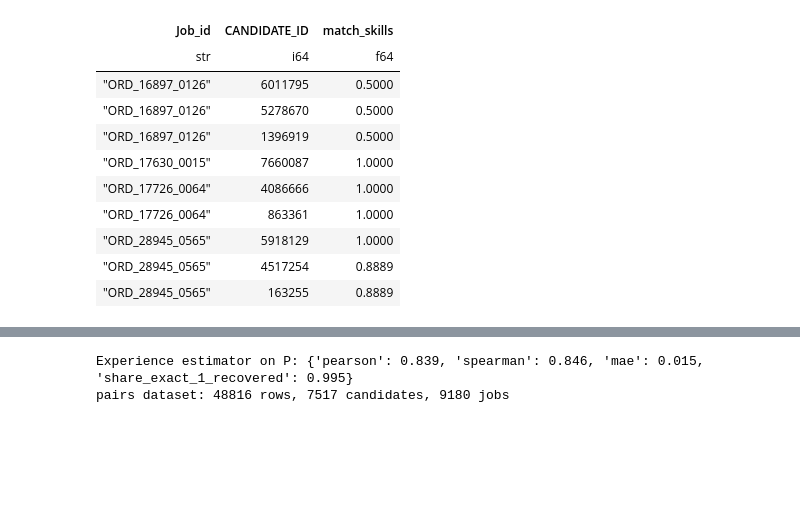
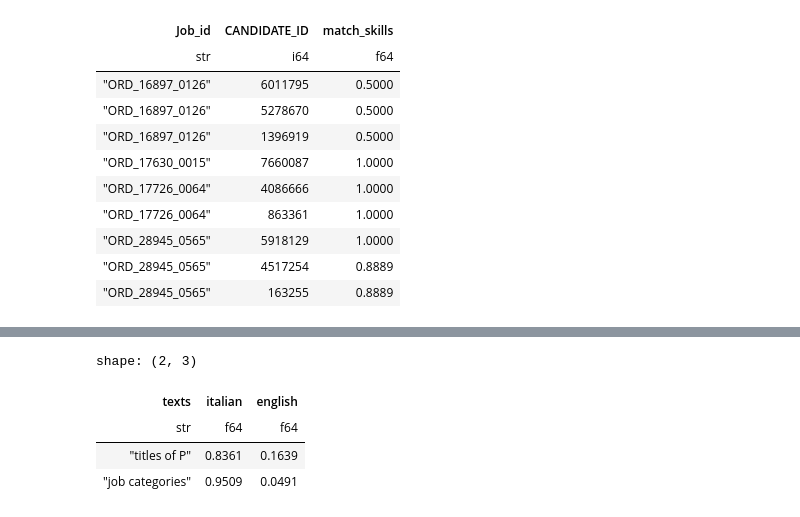
Before and after one commit to francescobaio/hiring_cv_bias, a Jupyter notebook: notebooks/phase1_data_audit.ipynb, the cells around one changed output, grey strips where cells are left out. Cells and saved outputs as stored; diff of their text form; code cells hidden in the pictures; blank space fills up the shorter version.

```diff
--- a/notebooks/phase1_data_audit.ipynb
+++ b/notebooks/phase1_data_audit.ipynb
@@ -444,17 +437,25 @@ measured on P, the only version where the real value is known:
 # %%
-from hiring_cv_bias.reverse_matching.build import build_dataset
+from hiring_cv_bias.reverse_matching.experience import language_shares
 
-result = build_dataset()
-pairs = result.pairs
-print(
-    "Experience estimator on P:",
-    {k: round(v, 3) for k, v in result.experience_diagnostics.items()},
+pairs_P = pairs_clean.join(clean.select("CANDIDATE_ID"), on="CANDIDATE_ID")
+profile_P = build_profile_real(raw["Candidates"])
+titles_P = profile_P.explode("experience").drop_nulls("experience")["experience"]
+display(
+    pl.concat(
+        [
+            language_shares(titles_P.to_list()).with_columns(
+                pl.lit("titles of P").alias("texts")
+            ),
+            language_shares(jobs_req["job_category"].to_list()).with_columns(
+                pl.lit("job categories").alias("texts")
+            ),
+        ]
+    ).pivot(on="language", index="texts", values="share")
 )
-print(
-    f"pairs dataset: {pairs.height} rows, {pairs['CANDIDATE_ID'].n_unique()} candidates, "
-    f"{pairs['Job_id'].n_unique()} jobs"
-)
 # %% [output]
-Experience estimator on P: {'pearson': 0.839, 'spearman': 0.846, 'mae': 0.015, 'share_exact_1_recovered': 0.995}
-pairs dataset: 48816 rows, 7517 candidates, 9180 jobs
+shape: (2, 3)
+| texts | italian | english |
+| str | f64 | f64 |
+| "titles of P" | 0.8361 | 0.1639 |
+| "job categories" | 0.9509 | 0.0491 |
 # %% [markdown]
```
Also changed, not shown: parts of 17 cells of this notebook, 12 other files.
